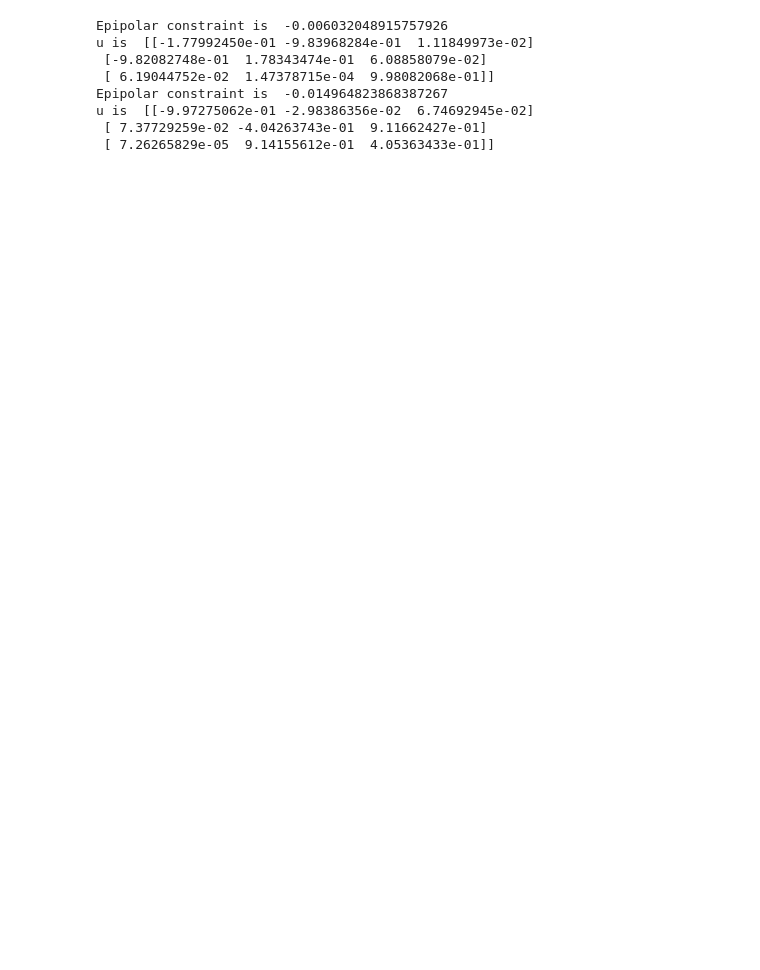
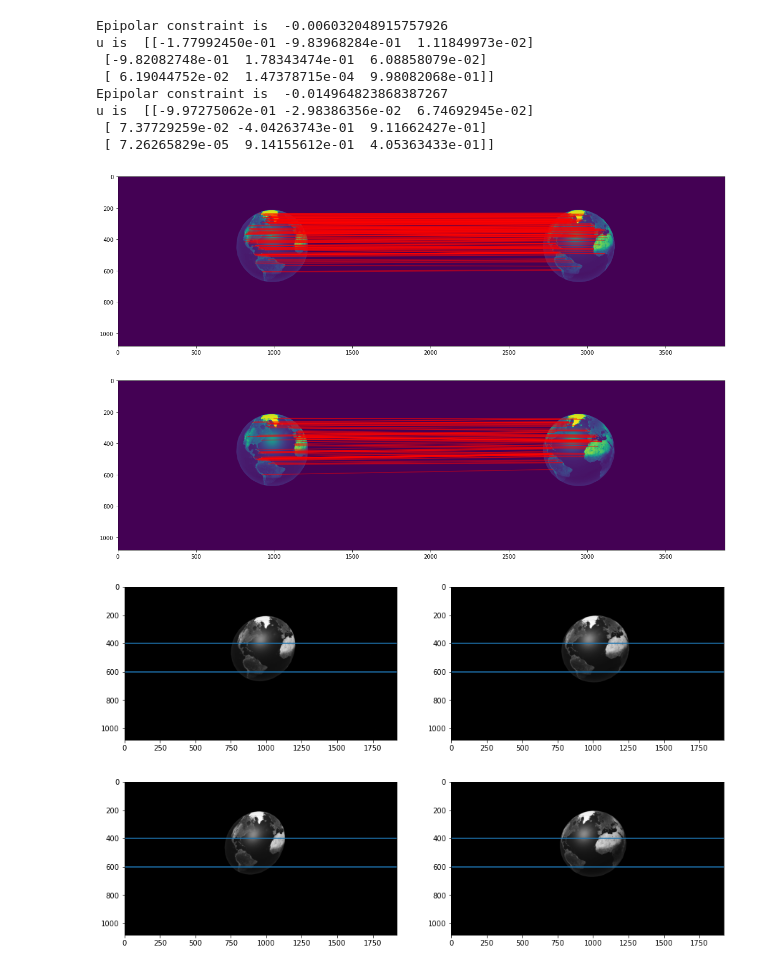
Before and after one commit to awadbs/cv-estimate-volume, a Jupyter notebook: volume-test.ipynb, the cells around one changed output. Cells and saved outputs as stored; diff of their text form; code cells hidden in the pictures; blank space fills up the shorter version.

```diff
--- a/volume-test.ipynb
+++ b/volume-test.ipynb
@@ -185,15 +198,19 @@ depth_map = cv.cvtColor(depth_map, cv.COLOR_BGR2GRAY)
 # %%
 three_images =  ['./world_rotate/trans_01.png','./world_rotate/trans_02.png','./world_rotate/trans_03.png']
-X, colors, img1_rectified, img2_rectified, img3_rectified, R1,R2,t1,t2, R1_1,R2_1,t1_1,t2_1 = set_points(three_images, 0, depth_map)
+X_matches, colors, img1_rectified, img2_rectified, img3_rectified, R1,R2,t1,t2, R1_1,R2_1,t1_1,t2_1 = set_points(three_images, 0, depth_map)
 # %% [output]
 Epipolar constraint is  -0.006032048915757926
 u is  [[-1.77992450e-01 -9.83968284e-01  1.11849973e-02]
  [-9.82082748e-01  1.78343474e-01  6.08858079e-02]
  [ 6.19044752e-02  1.47378715e-04  9.98082068e-01]]
 Epipolar constraint is  -0.014964823868387267
 u is  [[-9.97275062e-01 -2.98386356e-02  6.74692945e-02]
  [ 7.37729259e-02 -4.04263743e-01  9.11662427e-01]
  [ 7.26265829e-05  9.14155612e-01  4.05363433e-01]]
+[figure, added]
+[figure, added]
+[figure, added]
+[figure, added]
 # %%
 def get_depth(img1_rectified, img2_rectified):
 # CALCULATE DISPARITY (DEPTH MAP)
```
Also changed, not shown: parts of 15 cells of this notebook, 4 other files.
